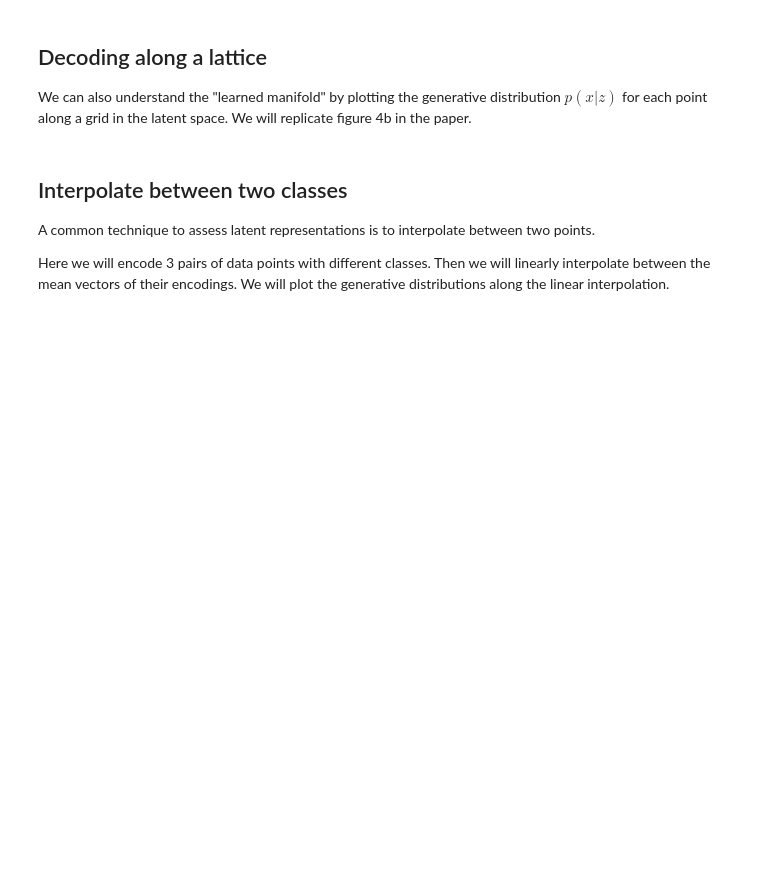
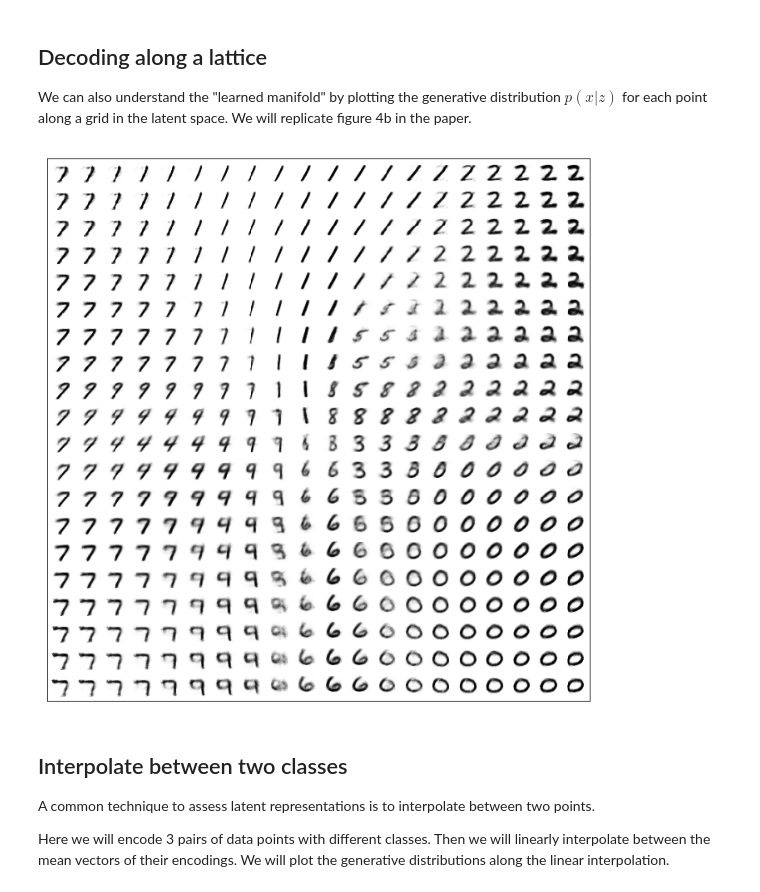
Before and after one commit to EricElmoznino/csc412-a3, a Jupyter notebook: assignment3.ipynb, the cells around one changed output. Cells and saved outputs as stored; diff of their text form; code cells hidden in the pictures; blank space fills up the shorter version.

```diff
--- a/assignment3.ipynb
+++ b/assignment3.ipynb
@@ -370,10 +412,21 @@ We can also understand the "learned manifold" by plotting the generative distrib
 # %%
 # Create a 20x20 equally spaced grid of z's
 # (use the  previous figure to help you decide appropriate bounds for the grid)
+z_grid = torch.linspace(-4, 4, steps=20)
+z_grid = torch.meshgrid([z_grid, z_grid])
+z_grid = torch.stack(z_grid)
+z_grid = z_grid.view(2, -1).transpose(1, 0).contiguous()
 
 # For each z on the grid plot the generative distribution over x
+with torch.no_grad():
+    theta = decoder(z_grid)
 
 # concatenate these plots to a lattice of distributions
+theta = to_numpy_image(theta)
+theta = theta.reshape(20, 20, 28, 28)
+show_images_plot(theta, size=(12, 12))
+# %% [output]
+[figure, added]
 # %% [markdown]
 ## Interpolate between two classes
 
```
Also changed, not shown: parts of 10 cells of this notebook, 1 other file.
